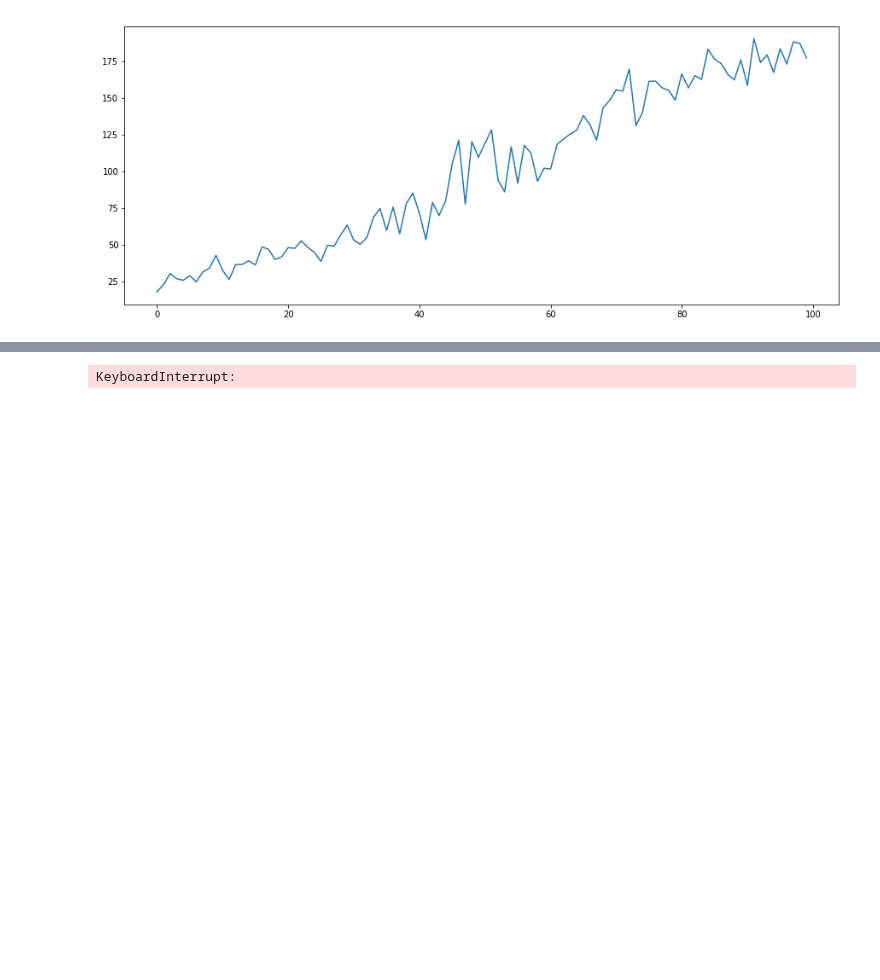
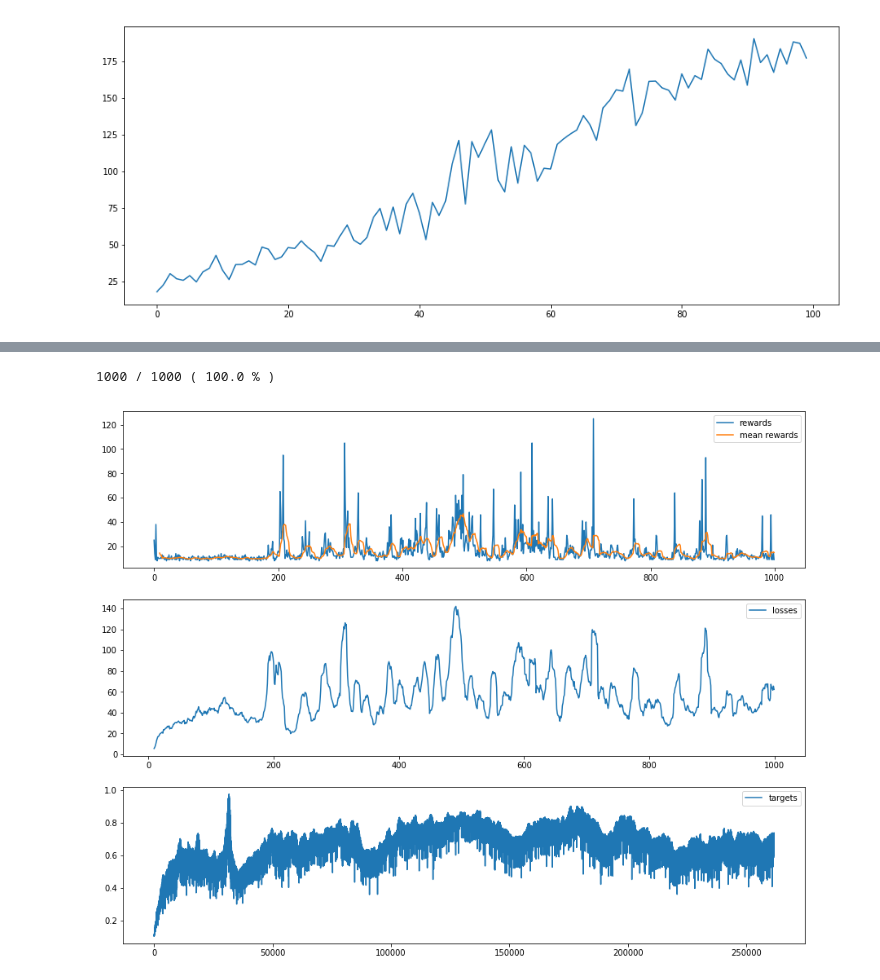
Before and after one commit to QuentinDuval/PythonExperiments, a Jupyter notebook: ml/rl/4_cartpole.ipynb, the cells around one changed output, grey strips where cells are left out. Cells and saved outputs as stored; diff of their text form; code cells hidden in the pictures; blank space fills up the shorter version.

```diff
--- a/ml/rl/4_cartpole.ipynb
+++ b/ml/rl/4_cartpole.ipynb
@@ -457,6 +449,10 @@ Total reward 200.00
 """
 With Deep Q Learning
 """
+
+
+def print_progress(done, total):
+    print(done, "/", total, "(", 100 * done / total, "%", ")", end='\r')
 
 
 def train_q_learning(
@@ -475,7 +471,9 @@ def train_q_learning(
     replay_buffer = deque(maxlen=1000)
 
     count_success = 0
-    for episode in trange(episodes):
+    for episode in range(episodes):
+        print_progress(episode+1, episodes)
+
         episode_loss = 0.
         episode_reward = 0.
 
@@ -521,34 +519,35 @@ def train_q_learning(
         else:
             count_success = 0
 
         # Record history
         episode_rewards.append(episode_reward)
         episode_losses.append(episode_loss)
 
     # Reporting
     if show_stats:
         fig, ax = plt.subplots(figsize=(15, 12), nrows=3)
         ax[0].plot(episode_rewards, label="rewards")
         ax[0].plot(pd.Series(episode_rewards).rolling(10).mean(), label="mean rewards")
         ax[1].plot(pd.Series(episode_losses).rolling(10).sum() / 100., label="losses")
         ax[2].plot(pd.Series(targets).rolling(10).sum() / 100., label="targets")
         for p in ax:
             p.legend()
         plt.show()
 
 
 """
 Training
 """
 
 
 with gym.make("CartPole-v0") as env:
     train_q_learning(
         env, policy=PolicyNet(), episodes=1000, discount=0.9,
         learning_rate=1e-3, weight_decay=0.0,
         epsilon=0.1)
 # %% [output]
-KeyboardInterrupt:
+1000 / 1000 ( 100.0 % )
+[figure, added]
 # %%
 """
 REINFORCE: Monte Carlo Policy Gradient
```
Also changed, not shown: parts of 6 cells of this notebook.
